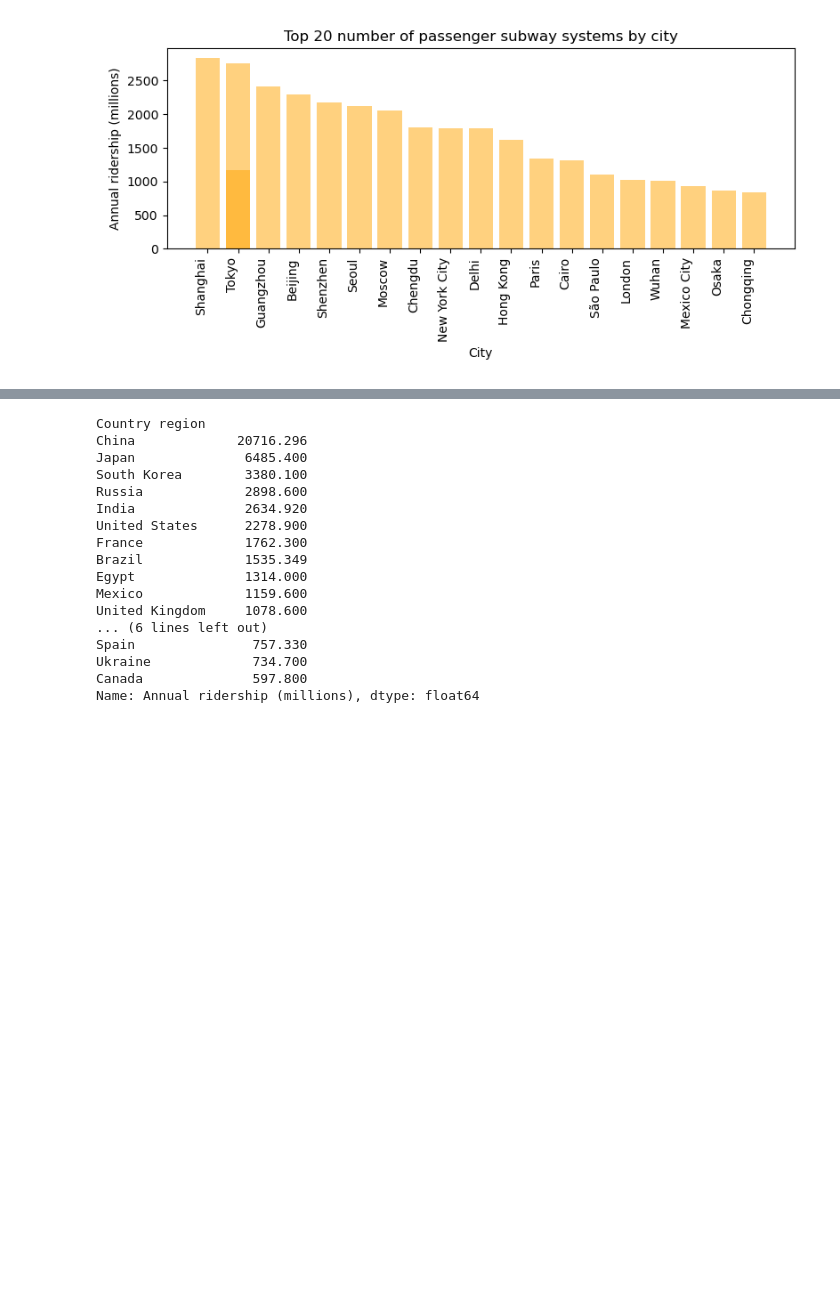
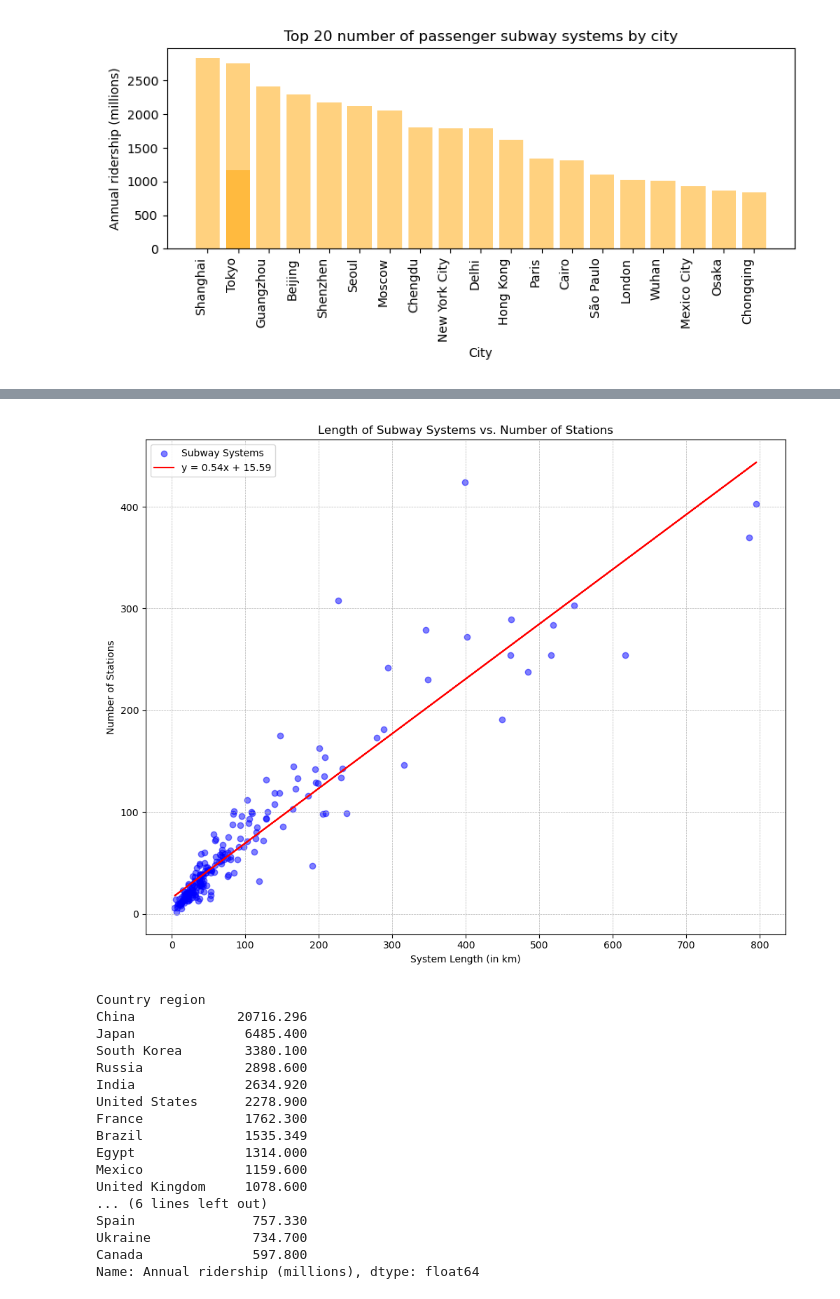
Before and after one commit to gituseraccount1/Project_1, a Jupyter notebook: proj_1.ipynb, the cells around one changed output, grey strips where cells are left out. Saved outputs shown, nothing was run; the diff lists cells and outputs as text; code cells hidden in the pictures; blank space fills up the shorter version.

```diff
--- a/proj_1.ipynb
+++ b/proj_1.ipynb
@@ -248,3 +280,27 @@ plt.show()
+# %%
+#scatter plot length of subway systems vs number of subway systems     plot C vs D  and linear regression
+# Scatter plot data
+x = split_transit_df["System length (in km)"]
+y = split_transit_df["Stations"]
+
+# Compute linear regression
+slope, intercept = np.polyfit(x, y, 1)
+regress_values = x * slope + intercept
+
+# Scatter plot
+plt.figure(figsize=(10, 8))
+plt.scatter(x, y, color='blue', alpha=0.5, label='Subway Systems')
+plt.plot(x, regress_values, color='red', label=f"y = {slope:.2f}x + {intercept:.2f}")
+
+plt.title("Length of Subway Systems vs. Number of Stations")
+plt.xlabel("System Length (in km)")
+plt.ylabel("Number of Stations")
+plt.legend()
+plt.grid(True, which='both', linestyle='--', linewidth=0.5)
+plt.tight_layout()
+plt.show()
+# %% [output]
+[figure, added]
 # %%
 #bar plot top 20 number of passenger subway systems by country  with color of bar by country    E
 # total number of subway riders by country
```
Also changed, not shown: parts of 8 cells of this notebook.
